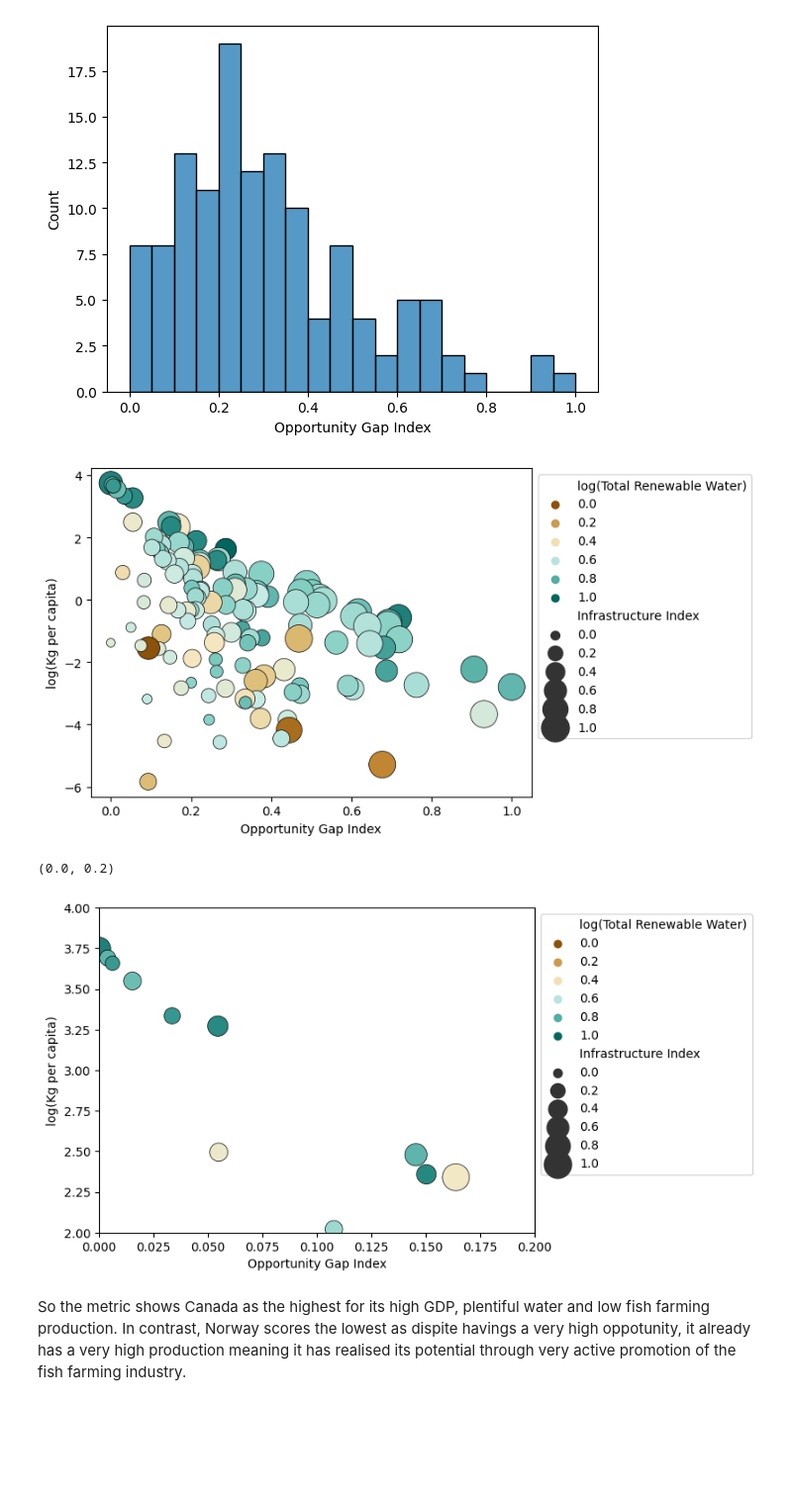
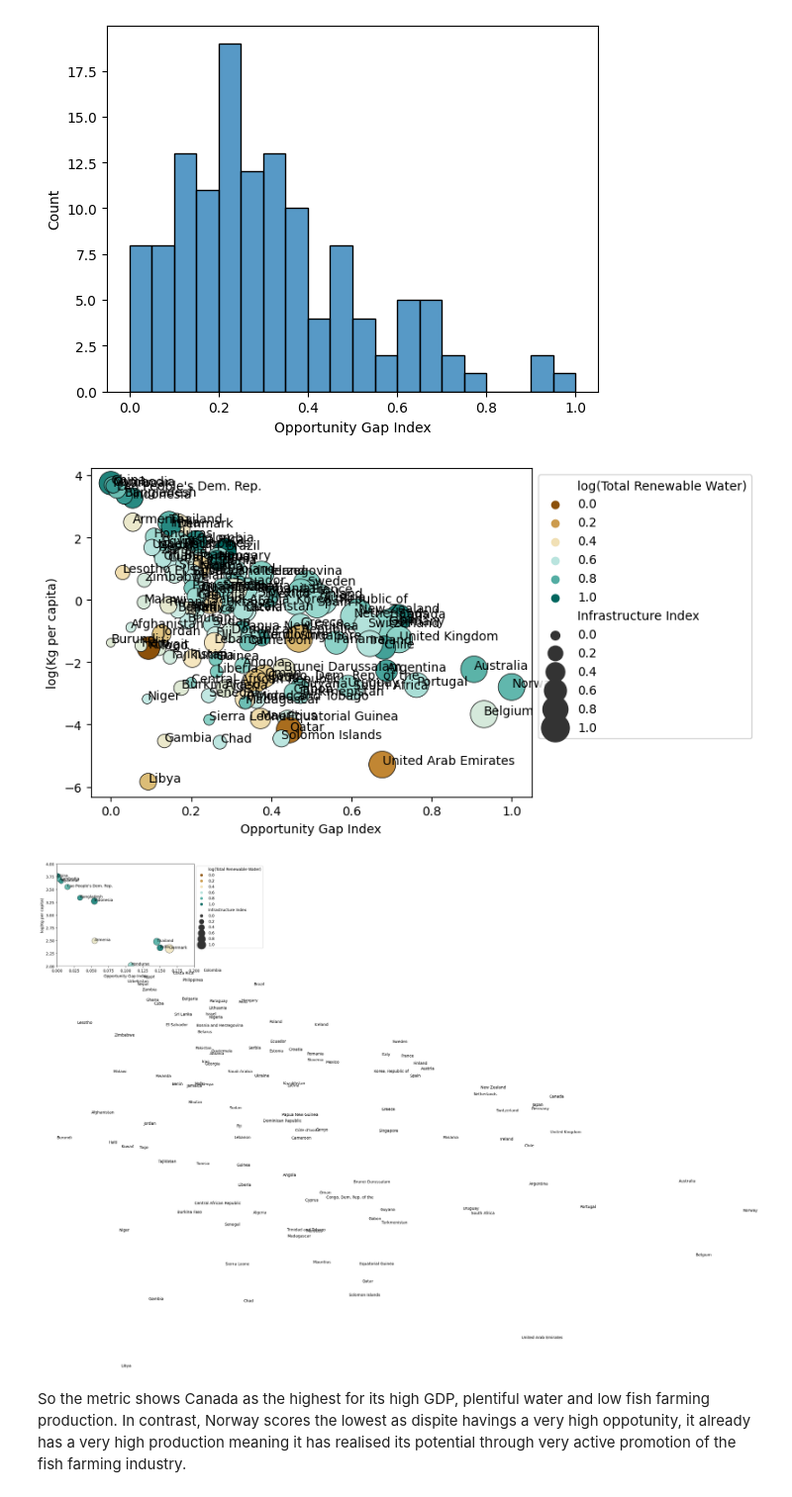
Before and after one commit to seenstevo/Pisciculture_EDA, a Jupyter notebook: src/notebooks/Metric_Of_Untapped_Potential.ipynb, the cells around one changed output. Shown at 99% size. Saved outputs shown, nothing was run; the diff lists cells and outputs as text; code cells hidden in the pictures; blank space fills up the shorter version.

```diff
--- a/src/notebooks/Metric_Of_Untapped_Potential.ipynb
+++ b/src/notebooks/Metric_Of_Untapped_Potential.ipynb
@@ -294,40 +301,39 @@ g = sns.scatterplot(data = opportunity_index_by_country,
 
 sns.move_legend(g, "upper left", bbox_to_anchor=(1, 1))
 
-# label_point(opportunity_index_by_country['Opportunity Gap Index'],
-#             opportunity_index_by_country['log(Kg per capita)'],
-#             opportunity_index_by_country['Country'],
-#             plt.gca())
+label_point(opportunity_index_by_country['Opportunity Gap Index'],
+            opportunity_index_by_country['log(Kg per capita)'],
+            opportunity_index_by_country['Country'],
+            plt.gca())
 # %% [output]
-[figure, old version]
+[figure, new version]
 # %%
 cmap = clr.LinearSegmentedColormap.from_list('dry to wet',
                                              ['#8c510a','#bf812d','#dfc27d','#f6e8c3','#c7eae5','#80cdc1','#35978f','#01665e'],
                                              N=256)
 
 g = sns.scatterplot(data = opportunity_index_by_country,
                 x = 'Opportunity Gap Index',
                 y = 'log(Kg per capita)',
                 hue = 'log(Total Renewable Water)',
                 hue_norm=(0,1),
                 size = 'Infrastructure Index',
                 sizes = (50, 500),
                 size_norm= (0,1),
                 palette = cmap,
                 linewidth = 0.5,
                 edgecolor = 'black')
 
 sns.move_legend(g, "upper left", bbox_to_anchor=(1, 1))
 plt.ylim(2,4)
 plt.xlim(0,0.2)
 
-# label_point(opportunity_index_by_country['Opportunity Gap Index'],
-#             opportunity_index_by_country['log(Kg per capita)'],
-#             opportunity_index_by_country['Country'],
-#             plt.gca())
+label_point(opportunity_index_by_country['Opportunity Gap Index'],
+            opportunity_index_by_country['log(Kg per capita)'],
+            opportunity_index_by_country['Country'],
+            plt.gca())
 # %% [output]
-(0.0, 0.2)
-[figure, old version]
+[figure, new version]
 # %% [markdown]
 So the metric shows Canada as the highest for its high GDP, plentiful water and low fish farming production. In contrast, Norway scores the lowest as dispite havings a very high oppotunity, it already has a very high production meaning it has realised its potential through very active promotion of the fish farming industry.
 # %%
```
Also changed, not shown: parts of 8 cells of this notebook, 5 other files.
